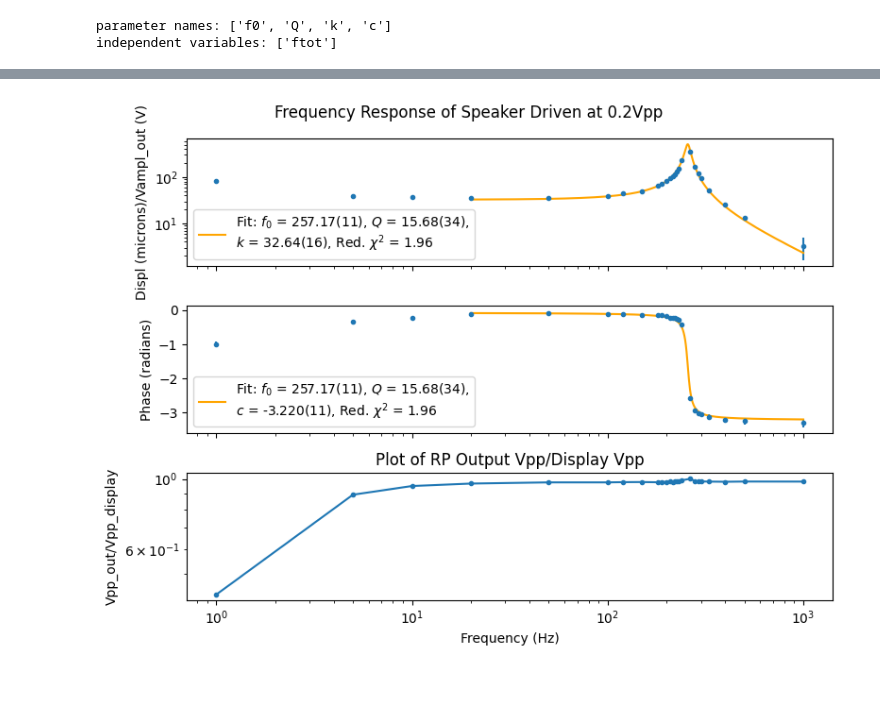
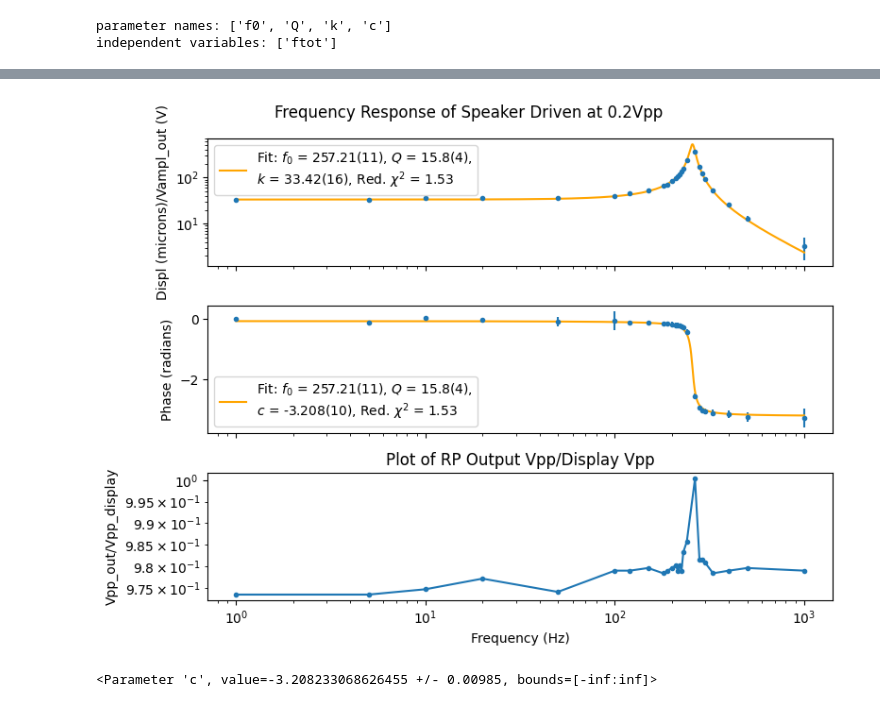
Before and after one commit to npeard/self-interferometry, a Jupyter notebook: calibration_rp.ipynb, the cells around one changed output, grey strips where cells are left out. Cells and saved outputs as stored; diff of their text form; code cells hidden in the pictures.

Commit message:
Take calibration data using RP for both drive and measurement

```diff
--- a/calibration_rp.ipynb
+++ b/calibration_rp.ipynb
@@ -5,7 +5,7 @@ import scipy
 import pandas as pd
 import lmfit
 # %%
-df = pd.read_csv('../RPData.csv')
+df = pd.read_csv('../calibrationdata/RPRPData.csv')
 data = df.to_numpy()
 
 print(df.columns)
@@ -66,9 +66,9 @@ def phase(f_trunc, f0, Q, c):
     return np.arctan2(f0/Q*f_trunc, f_trunc**2 - f0**2) + c
 # %%
 # for curve-fitting, start from 20Hz where Vpp_out/Vpp_display relatively 1:1
-pfreq = freq[3:]
-f_tot = np.append(pfreq, freq[3:])
-y_tot = np.append(phases[3:], a[3:])
+pfreq = freq
+f_tot = np.append(pfreq, freq)
+y_tot = np.append(phases, a)
 # %%
 def combined_func(ftot, f0, Q, k, c):
     f_phase  = ftot[:len(pfreq)]
@@ -88,5 +88,5 @@ print(f'independent variables: {model.independent_vars}')
 parameter names: ['f0', 'Q', 'k', 'c']
 independent variables: ['ftot']
 # %%
-result = model.fit(y_tot, params, ftot=f_tot, weights=np.append(1/phases_sigma[3:], 1/a_sigma[3:]), scale_covar=False)
+result = model.fit(y_tot, params, ftot=f_tot, weights=np.append(1/phases_sigma, 1/a_sigma), scale_covar=False)
 # %%
@@ -130,7 +130,7 @@ red_chi = result.redchi
 fig, ax = plt.subplots(nrows=3, sharex='col')
 fig.set_size_inches(8, 6)
 ax[0].errorbar(freq, displ/vampl, marker='.', linestyle='', yerr=a_sigma)
-freq_range = np.linspace(20, 1000, 1000)
+freq_range = np.linspace(1, 1000, 1000)
 ax[0].plot(
     freq_range,
     A(freq_range, result.params['f0'], result.params['Q'], result.params['k']),
@@ -138,32 +138,36 @@ ax[0].plot(
     color="orange"
 )
 # ax[0].set_title("Plot of Displacement/Vampl vs. Frequency")
 ax[0].legend()
 ax[0].loglog()
 ax[0].set_ylabel("Displ (microns)/Vampl_out (V)")
 # ax[0].errorbar(freqs2, displ2/vampl2, yerr=displ2_sigma, fmt='none')
 ax[1].errorbar(freq, phases, marker='.', linestyle="", yerr=phases_sigma)
-pfreq_range = np.linspace(20, 1000, 950)
+pfreq_range = np.linspace(1, 1000, 1000)
 ax[1].plot(
     pfreq_range,
     phase(pfreq_range, result.params['f0'], result.params['Q'], result.params['c']),
     label=f'Fit: $f_0$ = {f0_uvar:SL}, $Q$ = {Q_uvar:SL},\n$c$ = {c_uvar:SL}, Red. $\chi^2$ = {red_chi:3.2f}',
     color="orange")
 ax[1].set_xscale('log')
 # ax[1].set_xlabel("Frequency (Hz)")
 ax[1].set_ylabel("Phase (radians)")
 ax[1].legend()
 
 # ax[1].set_title("Plot of Phase vs. Frequency")
 # ax[1].errorbar(freqs_phase, phases, yerr=phase_sigma, fmt='none')
 ax[2].plot(freq, vpp/0.2, marker='.')
 ax[2].loglog()
 ax[2].set_ylabel("Vpp_out/Vpp_display")
 ax[2].set_xlabel("Frequency (Hz)")
 ax[2].set_title("Plot of RP Output Vpp/Display Vpp")
 
 plt.suptitle("Frequency Response of Speaker Driven at 0.2Vpp")
 plt.tight_layout()
 # , $Q$ = {result.uvars['Q']:SL},\n$c$ = {result.uvars['c']:SL}, Red. $\chi^2$ = {result.redchi}
 # %% [output]
-[figure, old version]
+[figure, new version]
+# %%
+result.params['c']
+# %% [output]
+<Parameter 'c', value=-3.208233068626455 +/- 0.00985, bounds=[-inf:inf]>
```
Also changed, not shown: parts of 4 cells of this notebook, 1 other file.
